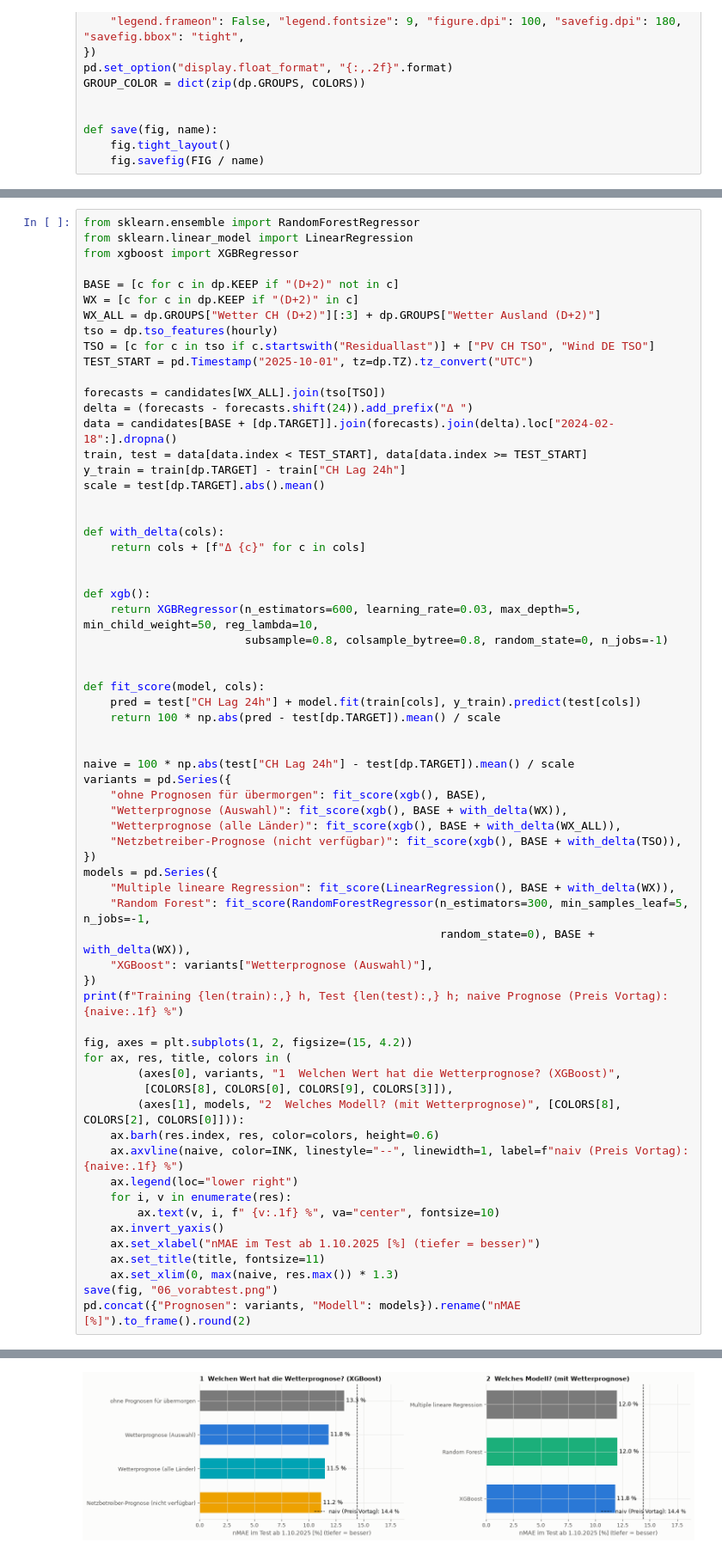
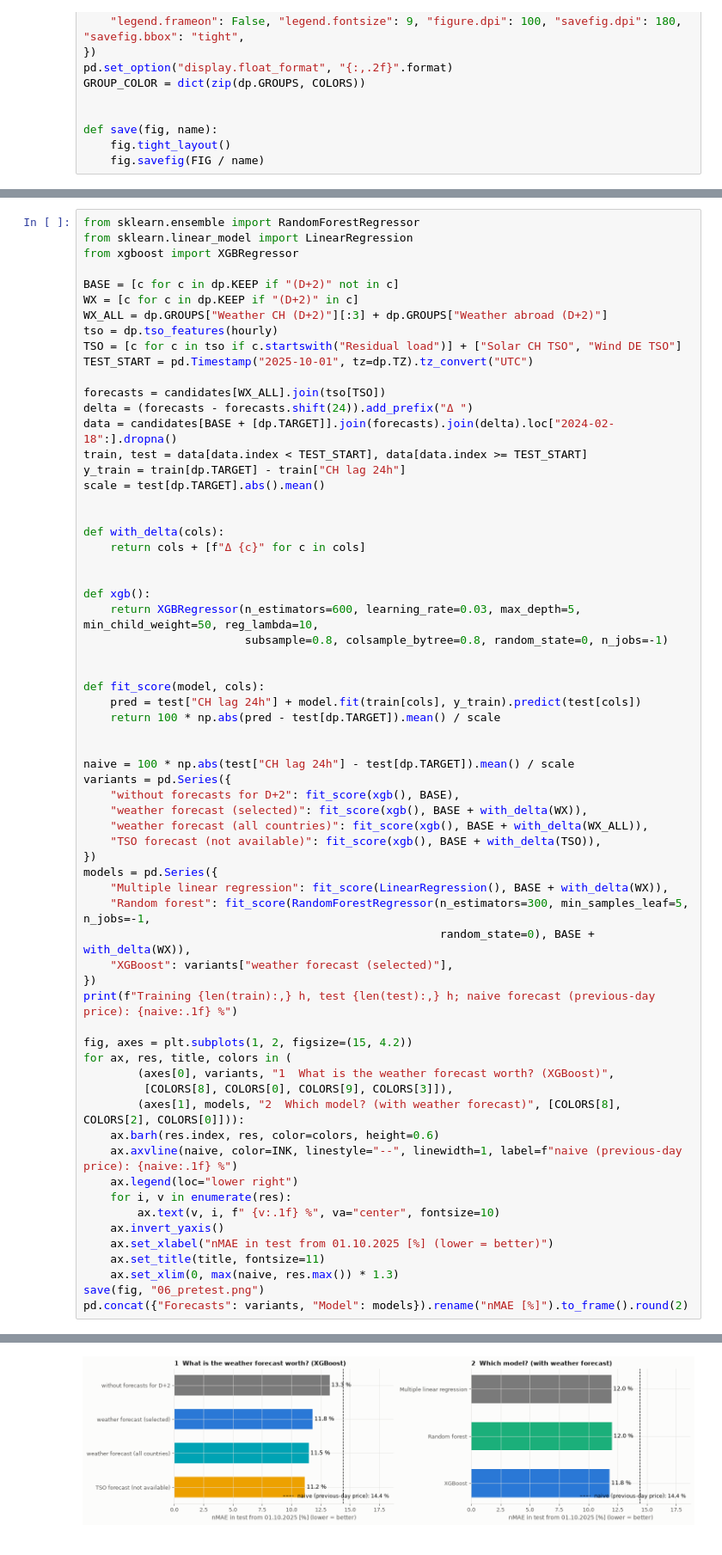
Before and after one commit to aaron04648/AI-EMS, a Jupyter notebook: notebooks/02_data_preparation.ipynb, the cells around one changed output, grey strips where cells are left out. Shown at 86% size. Cells and saved outputs as stored; diff of their text form.

```diff
--- a/notebooks/02_data_preparation.ipynb
+++ b/notebooks/02_data_preparation.ipynb
@@ -722,16 +721,16 @@ from xgboost import XGBRegressor
 
 BASE = [c for c in dp.KEEP if "(D+2)" not in c]
 WX = [c for c in dp.KEEP if "(D+2)" in c]
-WX_ALL = dp.GROUPS["Wetter CH (D+2)"][:3] + dp.GROUPS["Wetter Ausland (D+2)"]
+WX_ALL = dp.GROUPS["Weather CH (D+2)"][:3] + dp.GROUPS["Weather abroad (D+2)"]
 tso = dp.tso_features(hourly)
-TSO = [c for c in tso if c.startswith("Residuallast")] + ["PV CH TSO", "Wind DE TSO"]
+TSO = [c for c in tso if c.startswith("Residual load")] + ["Solar CH TSO", "Wind DE TSO"]
 TEST_START = pd.Timestamp("2025-10-01", tz=dp.TZ).tz_convert("UTC")
 
 forecasts = candidates[WX_ALL].join(tso[TSO])
 delta = (forecasts - forecasts.shift(24)).add_prefix("Δ ")
 data = candidates[BASE + [dp.TARGET]].join(forecasts).join(delta).loc["2024-02-18":].dropna()
 train, test = data[data.index < TEST_START], data[data.index >= TEST_START]
-y_train = train[dp.TARGET] - train["CH Lag 24h"]
+y_train = train[dp.TARGET] - train["CH lag 24h"]
 scale = test[dp.TARGET].abs().mean()
 
 
@@ -745,39 +744,39 @@ def xgb():
 
 
 def fit_score(model, cols):
-    pred = test["CH Lag 24h"] + model.fit(train[cols], y_train).predict(test[cols])
+    pred = test["CH lag 24h"] + model.fit(train[cols], y_train).predict(test[cols])
     return 100 * np.abs(pred - test[dp.TARGET]).mean() / scale
 
 
-naive = 100 * np.abs(test["CH Lag 24h"] - test[dp.TARGET]).mean() / scale
+naive = 100 * np.abs(test["CH lag 24h"] - test[dp.TARGET]).mean() / scale
 variants = pd.Series({
-    "ohne Prognosen für übermorgen": fit_score(xgb(), BASE),
-    "Wetterprognose (Auswahl)": fit_score(xgb(), BASE + with_delta(WX)),
-    "Wetterprognose (alle Länder)": fit_score(xgb(), BASE + with_delta(WX_ALL)),
-    "Netzbetreiber-Prognose (nicht verfügbar)": fit_score(xgb(), BASE + with_delta(TSO)),
+    "without forecasts for D+2": fit_score(xgb(), BASE),
+    "weather forecast (selected)": fit_score(xgb(), BASE + with_delta(WX)),
+    "weather forecast (all countries)": fit_score(xgb(), BASE + with_delta(WX_ALL)),
+    "TSO forecast (not available)": fit_score(xgb(), BASE + with_delta(TSO)),
 })
 models = pd.Series({
-    "Multiple lineare Regression": fit_score(LinearRegression(), BASE + with_delta(WX)),
-    "Random Forest": fit_score(RandomForestRegressor(n_estimators=300, min_samples_leaf=5, n_jobs=-1,
+    "Multiple linear regression": fit_score(LinearRegression(), BASE + with_delta(WX)),
+    "Random forest": fit_score(RandomForestRegressor(n_estimators=300, min_samples_leaf=5, n_jobs=-1,
                                                      random_state=0), BASE + with_delta(WX)),
-    "XGBoost": variants["Wetterprognose (Auswahl)"],
+    "XGBoost": variants["weather forecast (selected)"],
 })
-print(f"Training {len(train):,} h, Test {len(test):,} h; naive Prognose (Preis Vortag): {naive:.1f} %")
+print(f"Training {len(train):,} h, test {len(test):,} h; naive forecast (previous-day price): {naive:.1f} %")
 
 fig, axes = plt.subplots(1, 2, figsize=(15, 4.2))
 for ax, res, title, colors in (
-        (axes[0], variants, "1  Welchen Wert hat die Wetterprognose? (XGBoost)",
+        (axes[0], variants, "1  What is the weather forecast worth? (XGBoost)",
          [COLORS[8], COLORS[0], COLORS[9], COLORS[3]]),
-        (axes[1], models, "2  Welches Modell? (mit Wetterprognose)", [COLORS[8], COLORS[2], COLORS[0]])):
+        (axes[1], models, "2  Which model? (with weather forecast)", [COLORS[8], COLORS[2], COLORS[0]])):
     ax.barh(res.index, res, color=colors, height=0.6)
-    ax.axvline(naive, color=INK, linestyle="--", linewidth=1, label=f"naiv (Preis Vortag): {naive:.1f} %")
+    ax.axvline(naive, color=INK, linestyle="--", linewidth=1, label=f"naive (previous-day price): {naive:.1f} %")
     ax.legend(loc="lower right")
     for i, v in enumerate(res):
         ax.text(v, i, f" {v:.1f} %", va="center", fontsize=10)
     ax.invert_yaxis()
-    ax.set_xlabel("nMAE im Test ab 1.10.2025 [%] (tiefer = besser)")
+    ax.set_xlabel("nMAE in test from 01.10.2025 [%] (lower = better)")
     ax.set_title(title, fontsize=11)
     ax.set_xlim(0, max(naive, res.max()) * 1.3)
-save(fig, "06_vorabtest.png")
-pd.concat({"Prognosen": variants, "Modell": models}).rename("nMAE [%]").to_frame().round(2)
+save(fig, "06_pretest.png")
+pd.concat({"Forecasts": variants, "Model": models}).rename("nMAE [%]").to_frame().round(2)
 # %% [output]
@@ -792,2 +791,2 @@ Training 13,916 h, Test 9,210 h; naive Prognose (Preis Vortag): 14.4 %
 |  | XGBoost | 11.82 |
-[figure, old version]
+[figure, new version]
```
Also changed, not shown: parts of 64 cells of this notebook, 15 other files.
